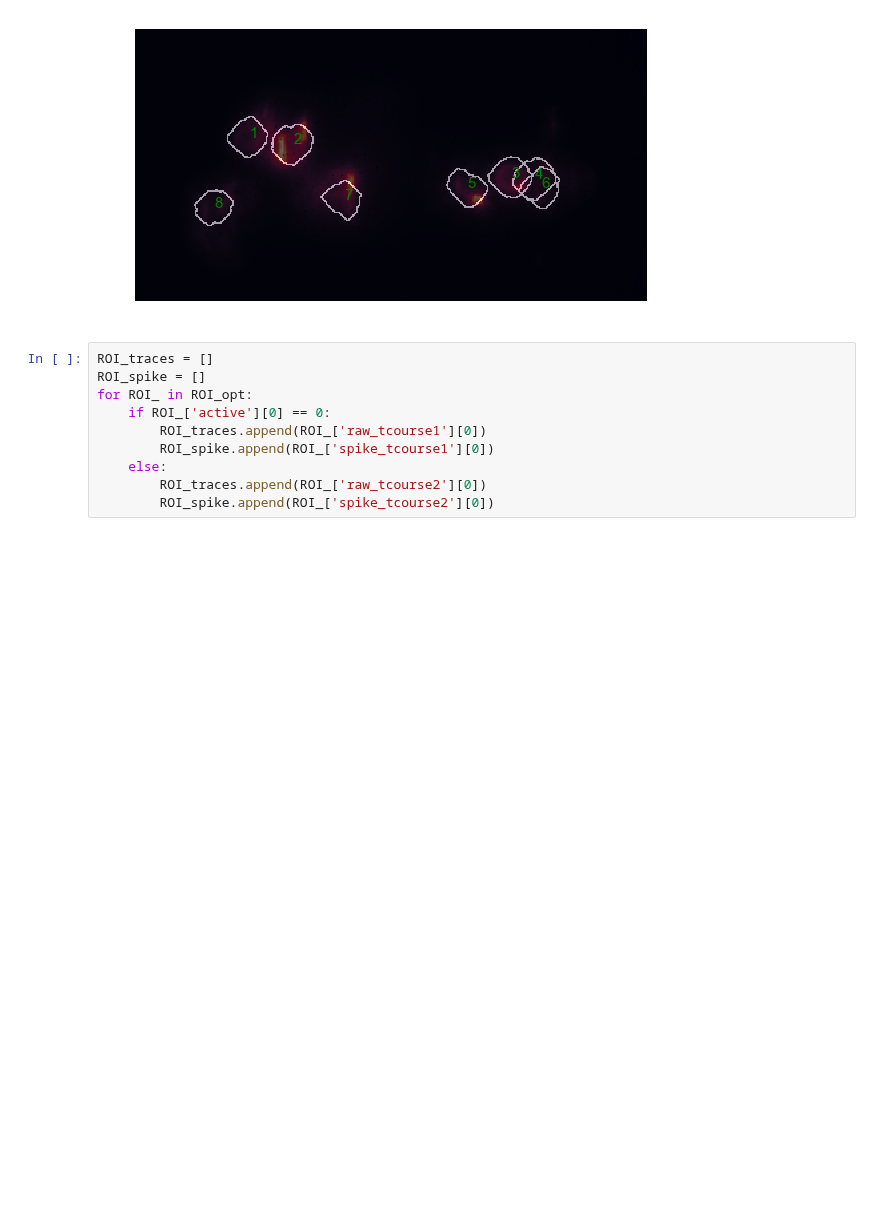
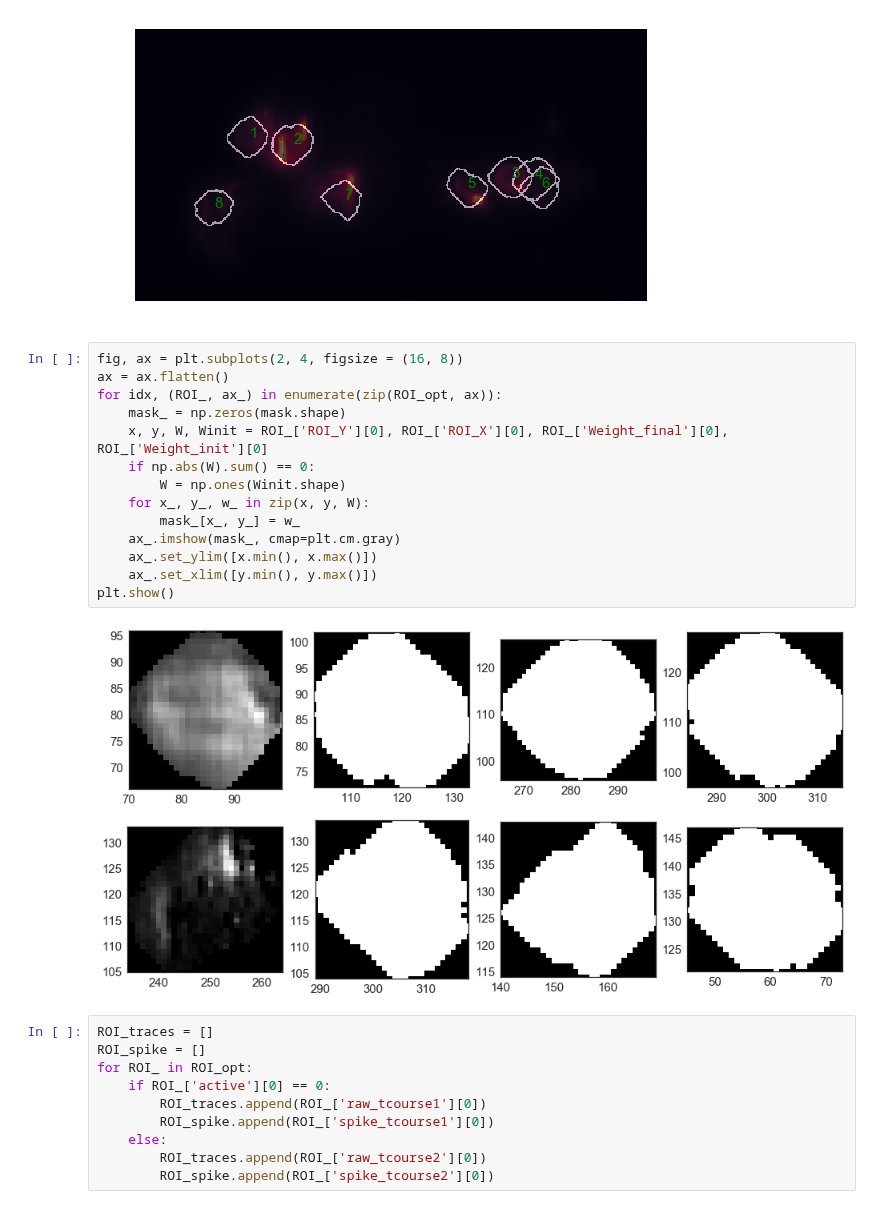
Before and after one commit to zqwei/fish_processing, a Jupyter notebook: notebooks/demixROIs_v0.ipynb, the cells around one changed output. Drawn from its saved outputs; the diff is of its cells as text; blank space fills up the shorter version.

```diff
--- a/notebooks/demixROIs_v0.ipynb
+++ b/notebooks/demixROIs_v0.ipynb
@@ -199,6 +199,22 @@ plt.axis('off')
 plt.show()
 # %% [output]
 [figure]
+# %%
+fig, ax = plt.subplots(2, 4, figsize = (16, 8))
+ax = ax.flatten()
+for idx, (ROI_, ax_) in enumerate(zip(ROI_opt, ax)):
+    mask_ = np.zeros(mask.shape)
+    x, y, W, Winit = ROI_['ROI_Y'][0], ROI_['ROI_X'][0], ROI_['Weight_final'][0], ROI_['Weight_init'][0]
+    if np.abs(W).sum() == 0:
+        W = np.ones(Winit.shape)
+    for x_, y_, w_ in zip(x, y, W):
+        mask_[x_, y_] = w_
+    ax_.imshow(mask_, cmap=plt.cm.gray)
+    ax_.set_ylim([x.min(), x.max()])
+    ax_.set_xlim([y.min(), y.max()])
+plt.show()
+# %% [output]
+[figure, added]
 # %%
 ROI_traces = []
 ROI_spike = []
```
Also changed, not shown: parts of 3 cells of this notebook, 4 other files.
